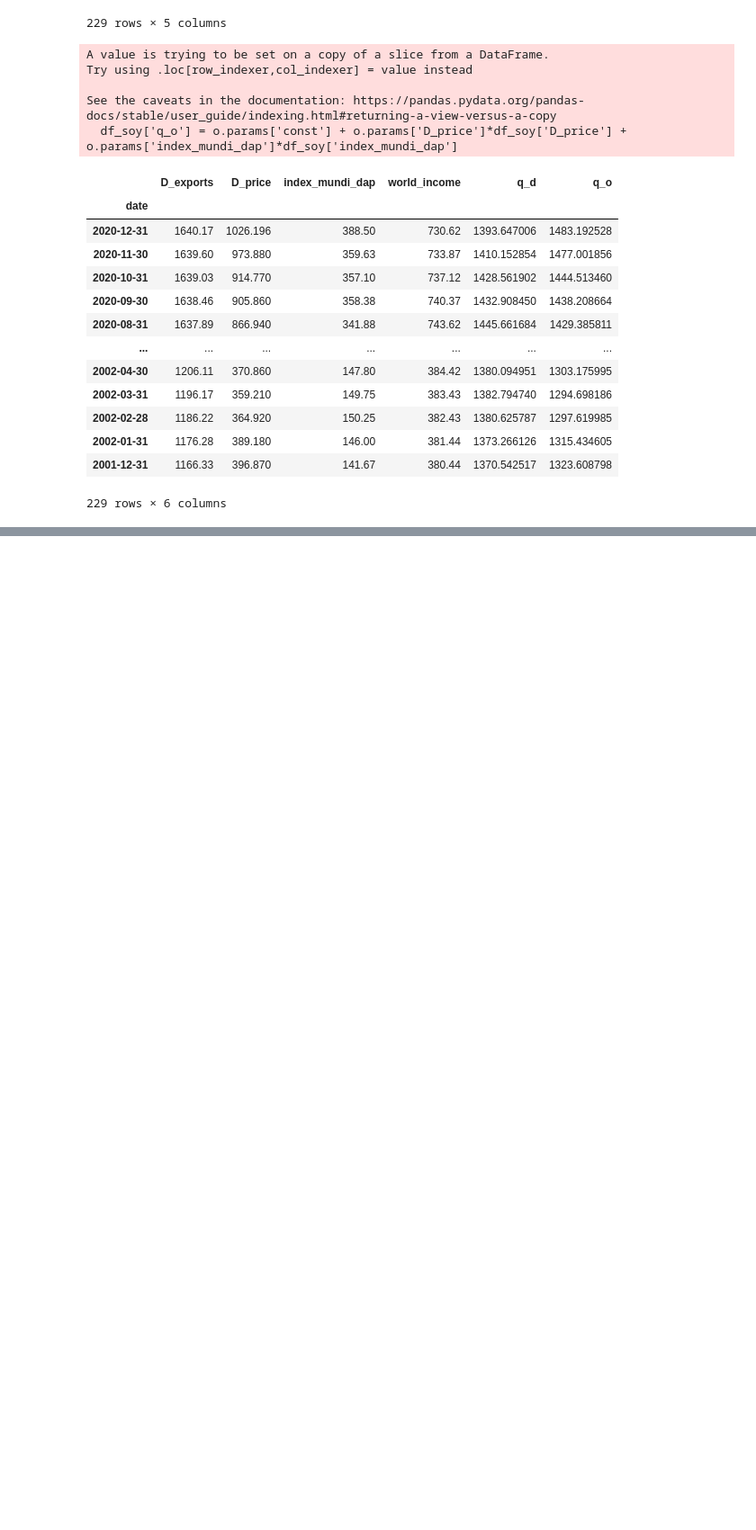
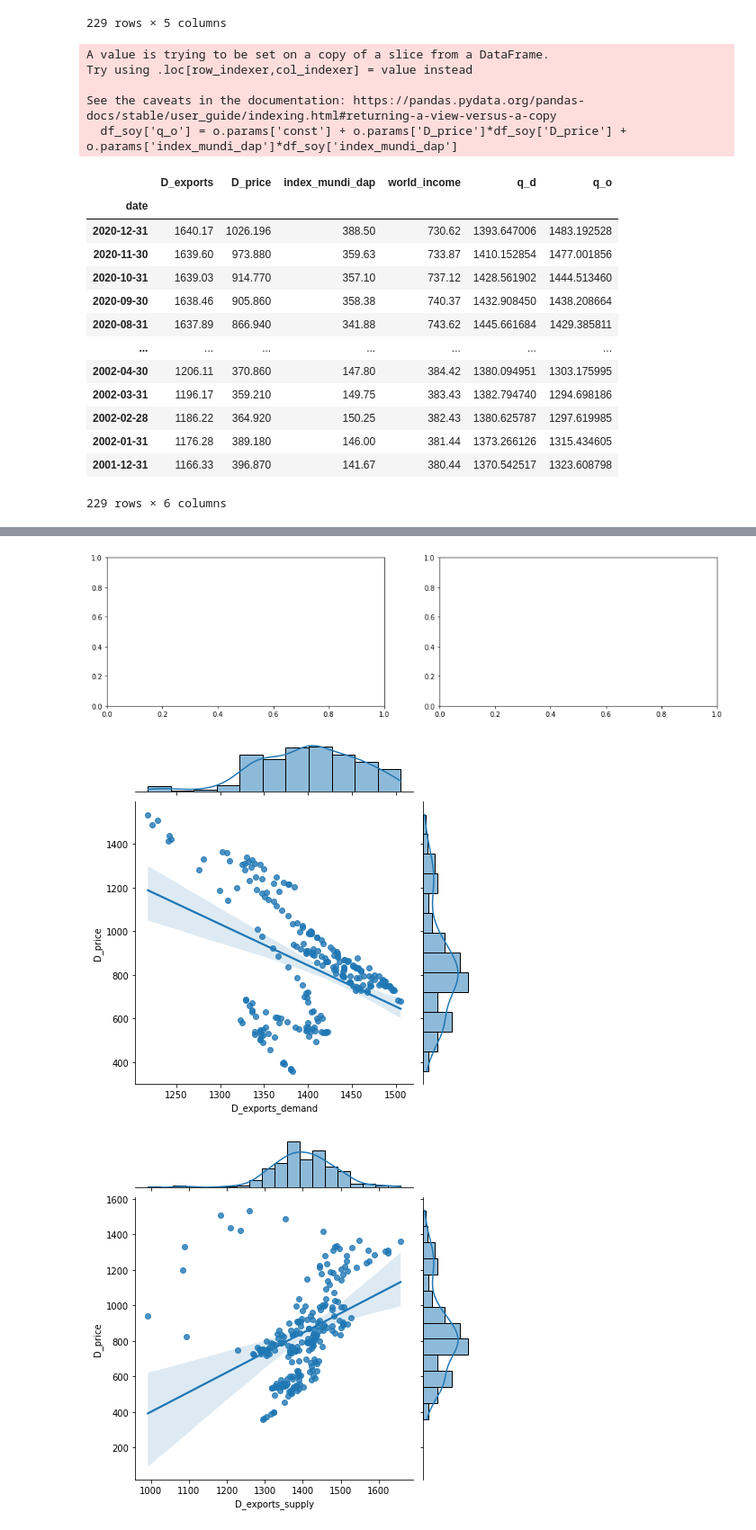
Before and after one commit to fkfouri/vegetable_oil_mkt, a Jupyter notebook: mkt/__2SLS_vegetable_oil-COMM5_4.ipynb, the cells around one changed output, grey strips where cells are left out. Shown: that part at 90% size. Drawn from its saved outputs; the diff is of its cells as text; code cells hidden in the pictures; blank space fills up the shorter version.

```diff
--- a/mkt/__2SLS_vegetable_oil-COMM5_4.ipynb
+++ b/mkt/__2SLS_vegetable_oil-COMM5_4.ipynb
@@ -635,0 +1175,12 @@ ValueError: nobs required when x is None
+# %%
+import seaborn as sns
+
+fig, (ax1, ax2) = plt.subplots(1,2, figsize=(16,4))
+ax1 = sns.jointplot(x=df_temp['D_exports_demand'], y=df_temp['D_price'], kind='reg', ax=ax1)
+
+ax2 = sns.jointplot(x=df_temp['D_exports_supply'], y=df_temp['D_price'], kind='reg', ax=ax2)
+fig.show()
+# %% [output]
+[figure, added]
+[figure, added]
+[figure, added]
```
Also changed, not shown: parts of 44 cells of this notebook, 2 other files.
